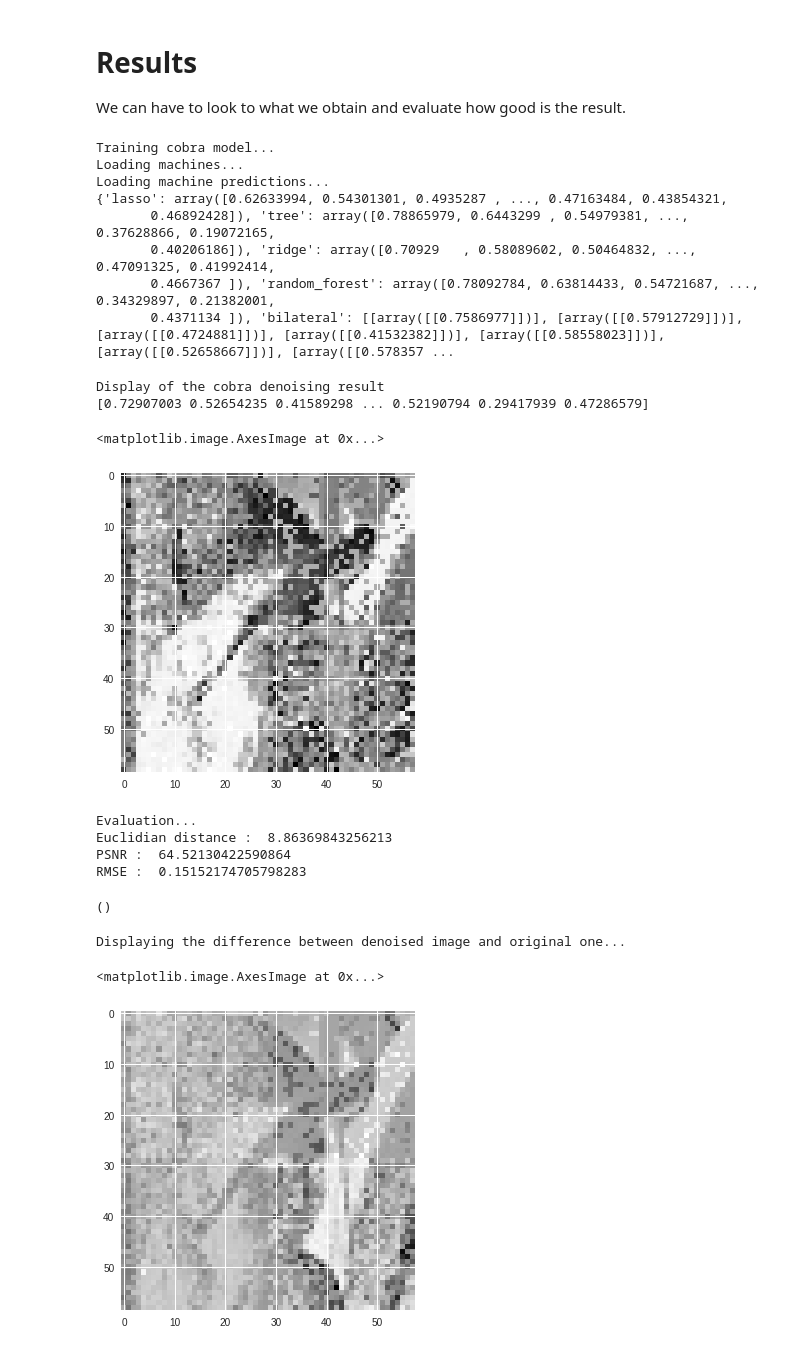
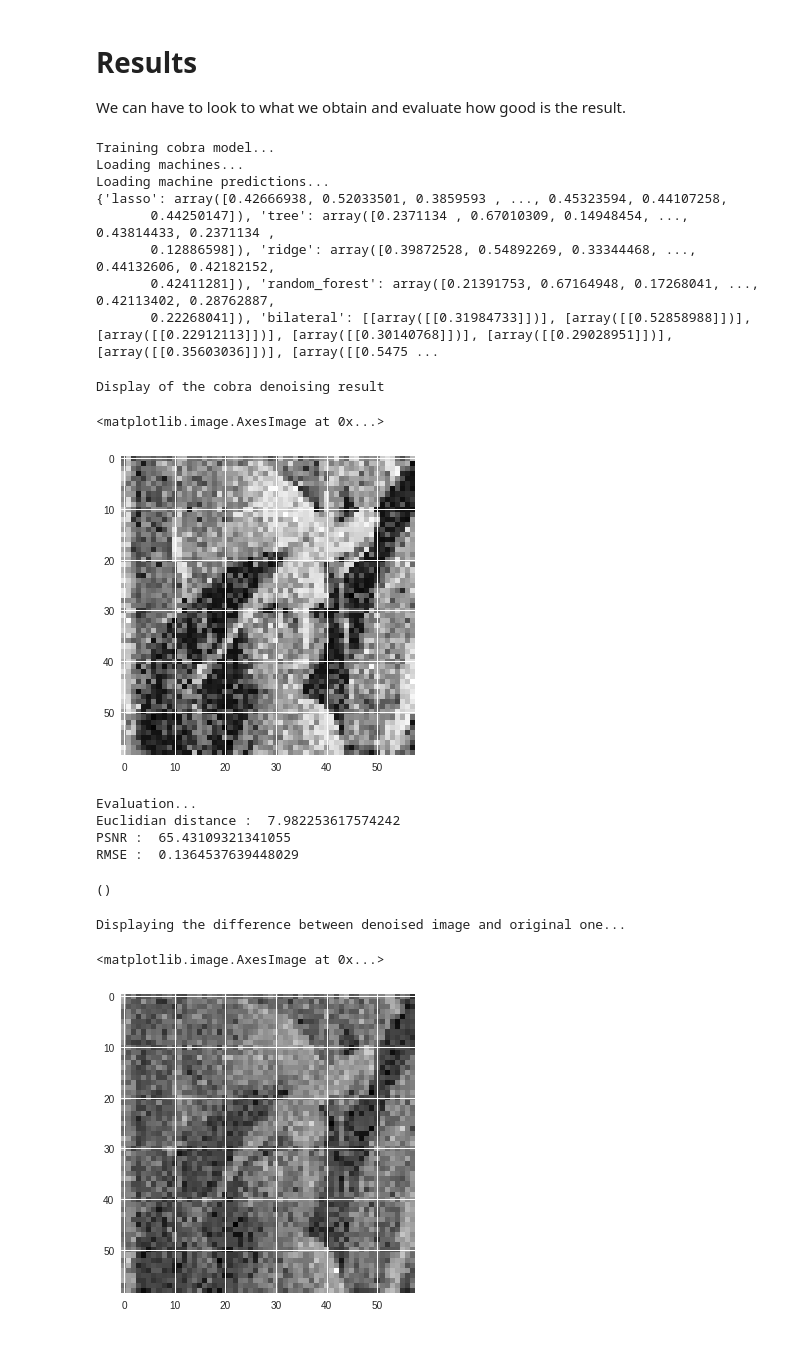
Before and after one commit to rengotj/cobra_denoising, a Jupyter notebook: demo.ipynb, the cells around one changed output. Saved outputs shown, nothing was run; the diff lists cells and outputs as text; code cells hidden in the pictures.

Commit message:
gray map

```diff
--- a/demo.ipynb
+++ b/demo.ipynb
@@ -273,7 +270,7 @@ multi
 # %%
 #Choose which noise to apply to your image
 print("You choose the noise of type : ", noise_class.int2str[5])
-im_noise = noise_class.Ilist[5]
+im_noise = noise_class.Ilist[0]
 
 training_noise_kind = [i for i in range(noise_class.method_nb)]
 print("You choose to train on data with noise of type : ")
@@ -806,34 +803,32 @@ im_denoise = np.array(Y).reshape(im_noise.shape)
 Training cobra model...
 Loading machines...
 Loading machine predictions...
-{'lasso': array([0.62633994, 0.54301301, 0.4935287 , ..., 0.47163484, 0.43854321,
-       0.46892428]), 'tree': array([0.78865979, 0.6443299 , 0.54979381, ..., 0.37628866, 0.19072165,
-       0.40206186]), 'ridge': array([0.70929   , 0.58089602, 0.50464832, ..., 0.47091325, 0.41992414,
-       0.4667367 ]), 'random_forest': array([0.78092784, 0.63814433, 0.54721687, ..., 0.34329897, 0.21382001,
-       0.4371134 ]), 'bilateral': [[array([[0.7586977]])], [array([[0.57912729]])], [array([[0.4724881]])], [array([[0.41532382]])], [array([[0.58558023]])], [array([[0.52658667]])], [array([[0.578357 ...
+{'lasso': array([0.42666938, 0.52033501, 0.3859593 , ..., 0.45323594, 0.44107258,
+       0.44250147]), 'tree': array([0.2371134 , 0.67010309, 0.14948454, ..., 0.43814433, 0.2371134 ,
+       0.12886598]), 'ridge': array([0.39872528, 0.54892269, 0.33344468, ..., 0.44132606, 0.42182152,
+       0.42411281]), 'random_forest': array([0.21391753, 0.67164948, 0.17268041, ..., 0.42113402, 0.28762887,
+       0.22268041]), 'bilateral': [[array([[0.31984733]])], [array([[0.52858988]])], [array([[0.22912113]])], [array([[0.30140768]])], [array([[0.29028951]])], [array([[0.35603036]])], [array([[0.5475 ...
 # %%
 print('Display of the cobra denoising result')
-print(Y)
-plt.imshow(im_denoise)
+plt.imshow(im_denoise, cmap = plt.get_cmap('gray'))
 # %% [output]
 Display of the cobra denoising result
-[0.72907003 0.52654235 0.41589298 ... 0.52190794 0.29417939 0.47286579]
 <matplotlib.image.AxesImage at 0x...>
-[figure, old version]
+[figure, new version]
 # %%
 print("Evaluation...")
 evaluate = eval_denoising(im_denoise, noise_class.Ioriginal)
 evaluate.all_evaluate()
 # %% [output]
 Evaluation...
-Euclidian distance :  8.86369843256213
-PSNR :  64.52130422590864
-RMSE :  0.15152174705798283
+Euclidian distance :  7.982253617574242
+PSNR :  65.43109321341055
+RMSE :  0.1364537639448029
 ()
 # %%
 print("Displaying the difference between denoised image and original one...")
-plt.imshow(evaluate.Idiff)
+plt.imshow(evaluate.Idiff, cmap = plt.get_cmap('gray'))
 # %% [output]
 Displaying the difference between denoised image and original one...
 <matplotlib.image.AxesImage at 0x...>
-[figure, old version]
+[figure, new version]
```
Also changed, not shown: parts of 6 cells of this notebook.
